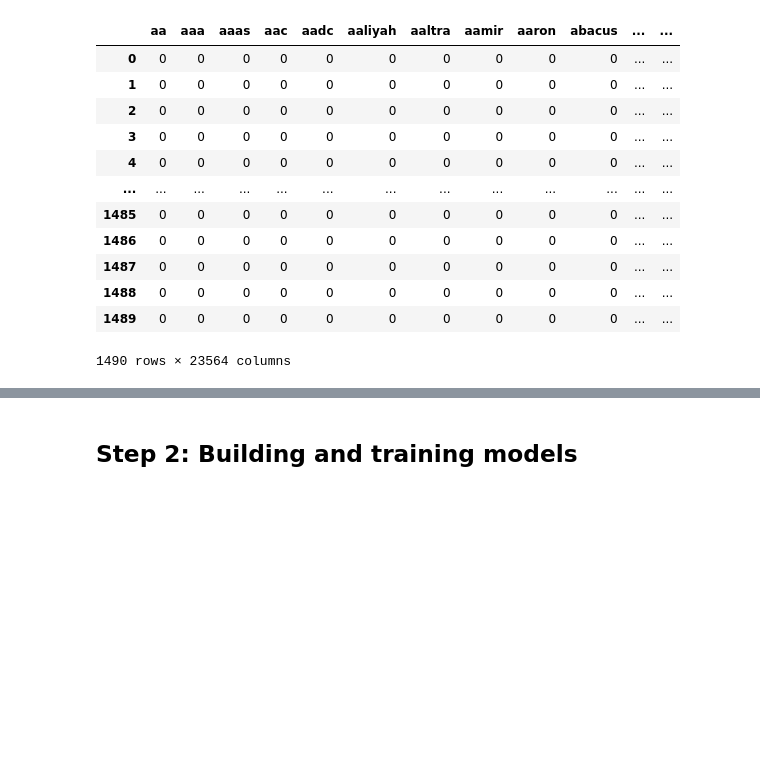
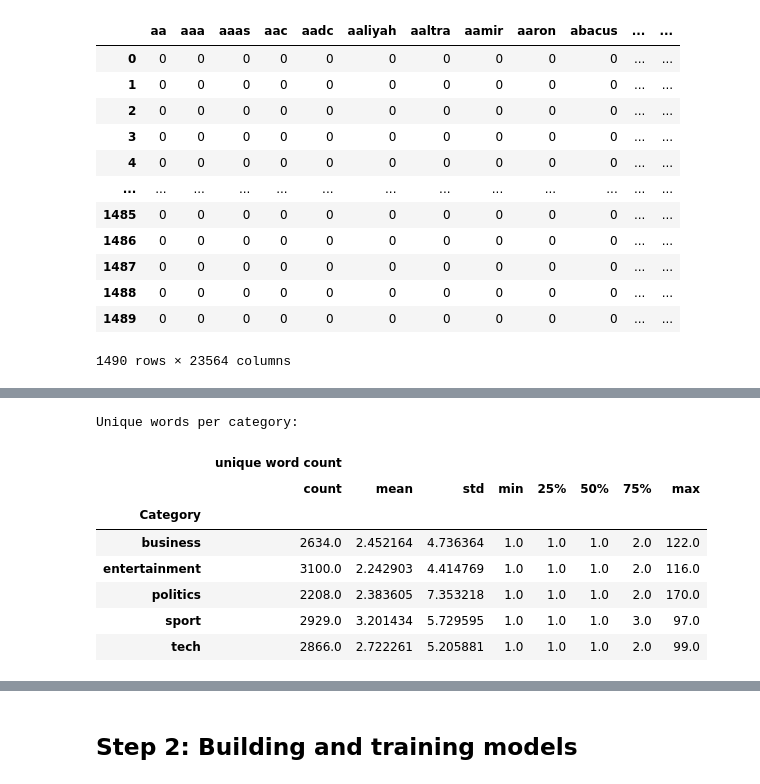
Before and after one commit to yasuomaidana/introduction-to-machine-learning, a Jupyter notebook: Unsupervised Algorithms in Machine Learning/BBC News Classification/BBC text classification.ipynb, the cells around one changed output, grey strips where cells are left out. Drawn from its saved outputs; the diff is of its cells as text; code cells hidden in the pictures; blank space fills up the shorter version.

```diff
--- a/Unsupervised Algorithms in Machine Learning/BBC News Classification/BBC text classification.ipynb
+++ b/Unsupervised Algorithms in Machine Learning/BBC News Classification/BBC text classification.ipynb
@@ -360,0 +392,22 @@ Corresponding DataFrame to WC:
+# %%
+is_unique = G.astype(bool).sum(axis=0)==1
+
+total_word_count = G.sum(axis=0)
+
+a = total_word_count[is_unique]
+b = G.idxmax(axis=0)[is_unique]
+c = cv.get_feature_names_out ()[is_unique]
+
+unique_words =  pd.DataFrame(data=zip(a,b),index=c,columns=['unique word count','Category'])
+print('Unique words per category:')
+unique_words.groupby('Category').describe()
+# %% [output]
+Unique words per category:
+|  | unique word count |  |  |  |  |  |  |  |
+|  | count | mean | std | min | 25% | 50% | 75% | max |
+| Category |  |  |  |  |  |  |  |  |
+| business | 2634.0 | 2.452164 | 4.736364 | 1.0 | 1.0 | 1.0 | 2.0 | 122.0 |
+| entertainment | 3100.0 | 2.242903 | 4.414769 | 1.0 | 1.0 | 1.0 | 2.0 | 116.0 |
+| politics | 2208.0 | 2.383605 | 7.353218 | 1.0 | 1.0 | 1.0 | 2.0 | 170.0 |
+| sport | 2929.0 | 3.201434 | 5.729595 | 1.0 | 1.0 | 1.0 | 3.0 | 97.0 |
+| tech | 2866.0 | 2.722261 | 5.205881 | 1.0 | 1.0 | 1.0 | 2.0 | 99.0 |
```
Also changed, not shown: parts of 8 cells of this notebook.
